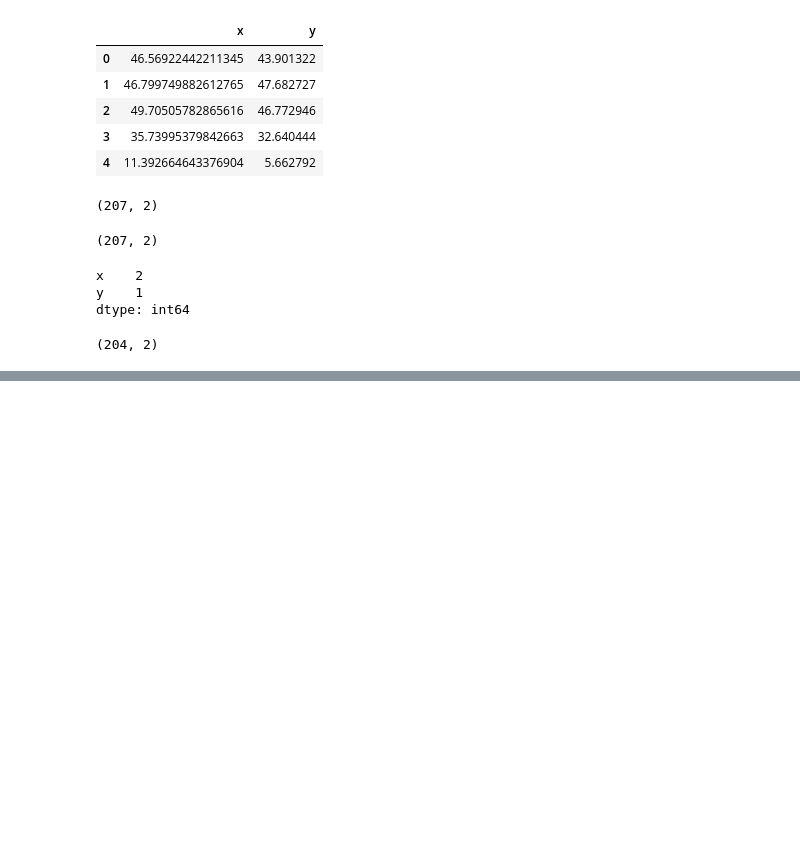
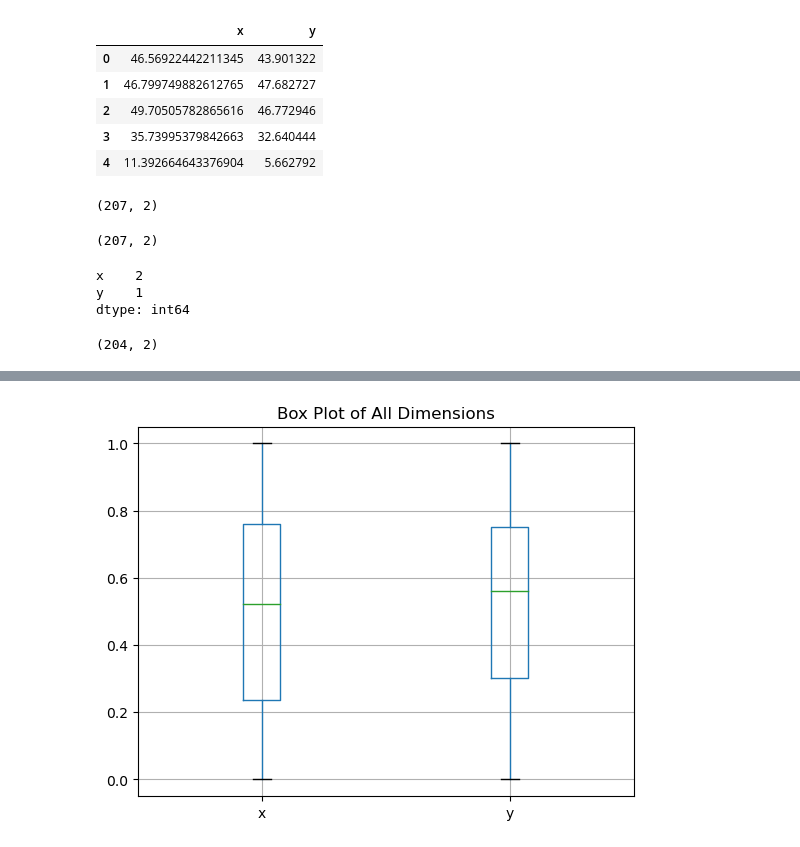
Before and after one commit to ishalijadhav/exampleRepository, a Jupyter notebook: Task03.ipynb, the cells around one changed output, grey strips where cells are left out. Drawn from its saved outputs; the diff is of its cells as text; code cells hidden in the pictures; blank space fills up the shorter version.

```diff
--- a/Task03.ipynb
+++ b/Task03.ipynb
@@ -72,0 +143,7 @@ Z-Scores:
+# %%
+final_data.boxplot()
+plt.title('Box Plot of All Dimensions')
+plt.savefig('UE_04_App2_BoxPlot.pdf')
+plt.show()
+# %% [output]
+[figure, added]
```
Also changed, not shown: parts of 12 cells of this notebook, 14 other files.
